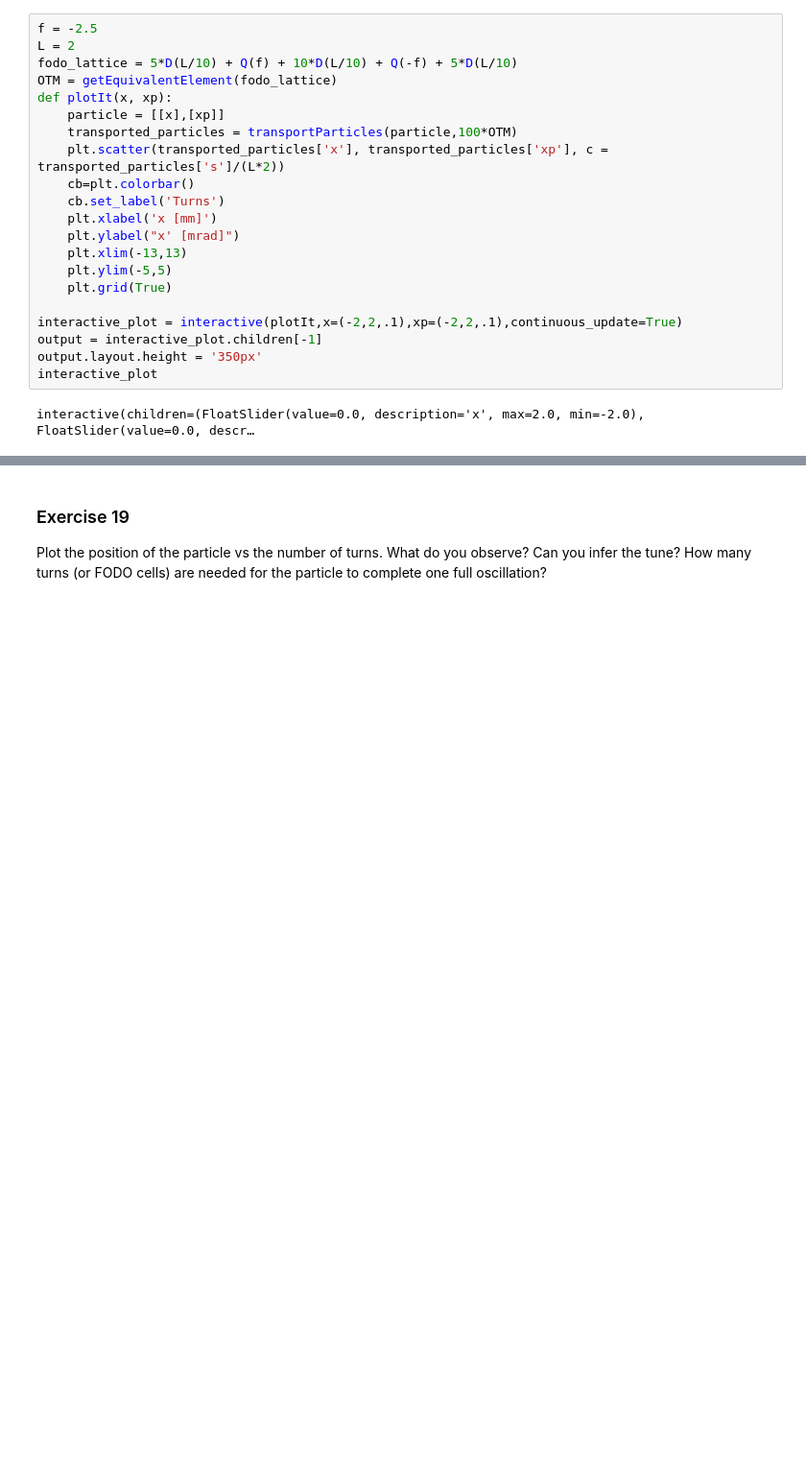
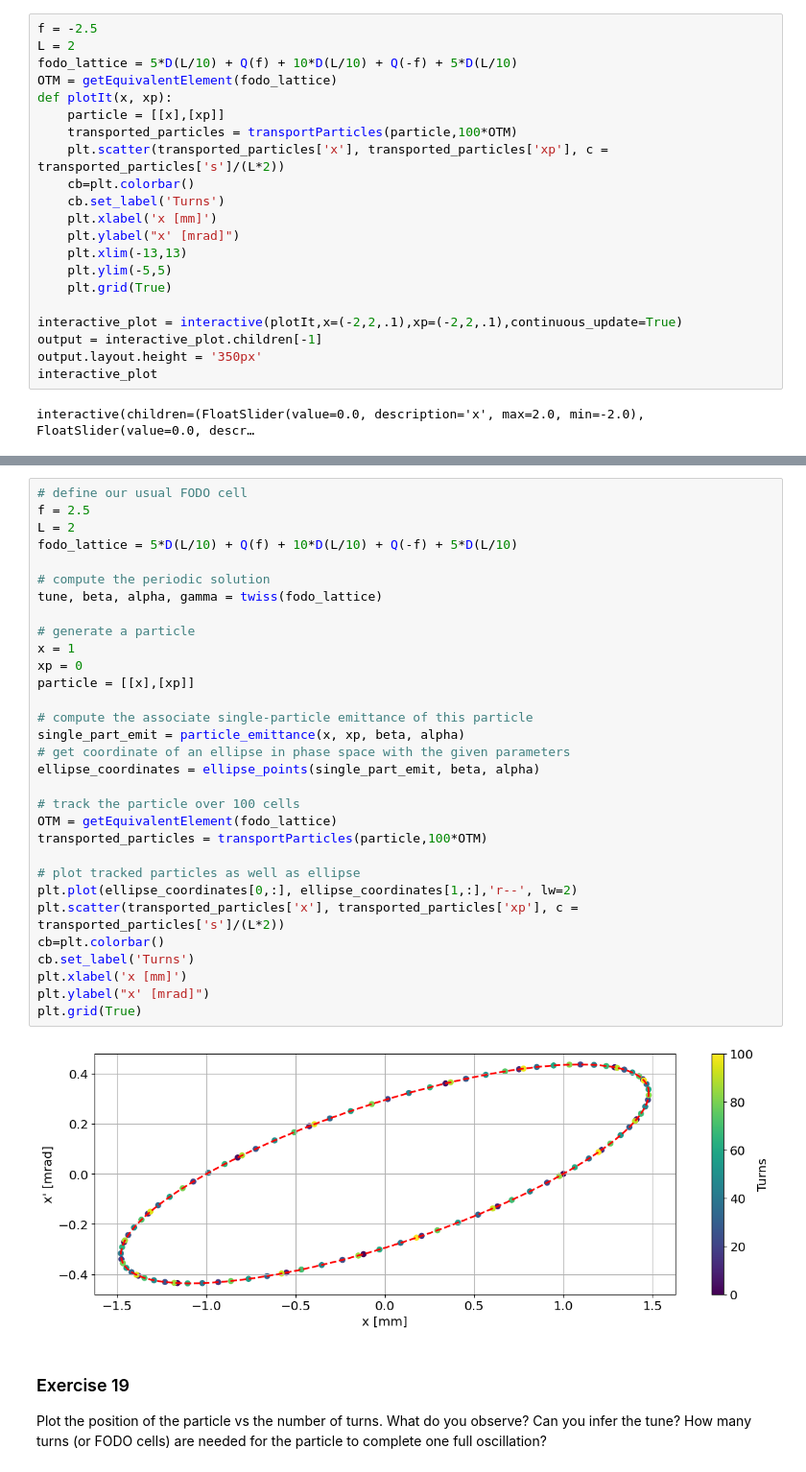
Before and after one commit to cerncas/hands-on-lattice-exercises, a Jupyter notebook: Exercises_Solutions.ipynb, the cells around one changed output, grey strips where cells are left out. Shown at 96% size. Saved outputs shown, nothing was run; the diff lists cells and outputs as text; blank space fills up the shorter version.

```diff
--- a/Exercises_Solutions.ipynb
+++ b/Exercises_Solutions.ipynb
@@ -1631,3 +1696,36 @@ getellipse function ...
+# %%
+# define our usual FODO cell
+f = 2.5
+L = 2
+fodo_lattice = 5*D(L/10) + Q(f) + 10*D(L/10) + Q(-f) + 5*D(L/10)
+
+# compute the periodic solution
+tune, beta, alpha, gamma = twiss(fodo_lattice)
+
+# generate a particle
+x = 1
+xp = 0
+particle = [[x],[xp]]
+
+# compute the associate single-particle emittance of this particle
+single_part_emit = particle_emittance(x, xp, beta, alpha)
+# get coordinate of an ellipse in phase space with the given parameters
+ellipse_coordinates = ellipse_points(single_part_emit, beta, alpha)
+
+# track the particle over 100 cells
+OTM = getEquivalentElement(fodo_lattice)
+transported_particles = transportParticles(particle,100*OTM)
+
+# plot tracked particles as well as ellipse
+plt.plot(ellipse_coordinates[0,:], ellipse_coordinates[1,:],'r--', lw=2)
+plt.scatter(transported_particles['x'], transported_particles['xp'], c = transported_particles['s']/(L*2))
+cb=plt.colorbar()
+cb.set_label('Turns')
+plt.xlabel('x [mm]')
+plt.ylabel("x' [mrad]")
+plt.grid(True)
+# %% [output]
+[figure, added]
 # %% [markdown]
 ### Exercise 19
 Plot the position of the particle vs the number of turns. What do you observe?
```
Also changed, not shown: parts of 14 cells of this notebook.
